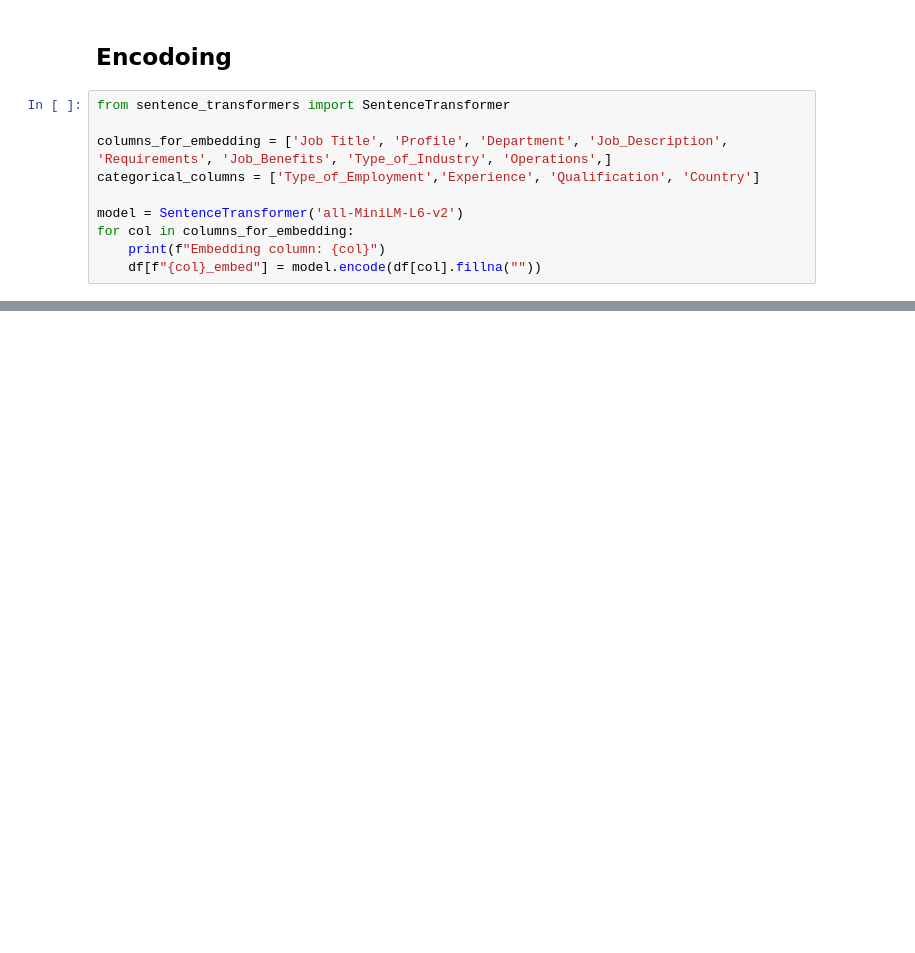
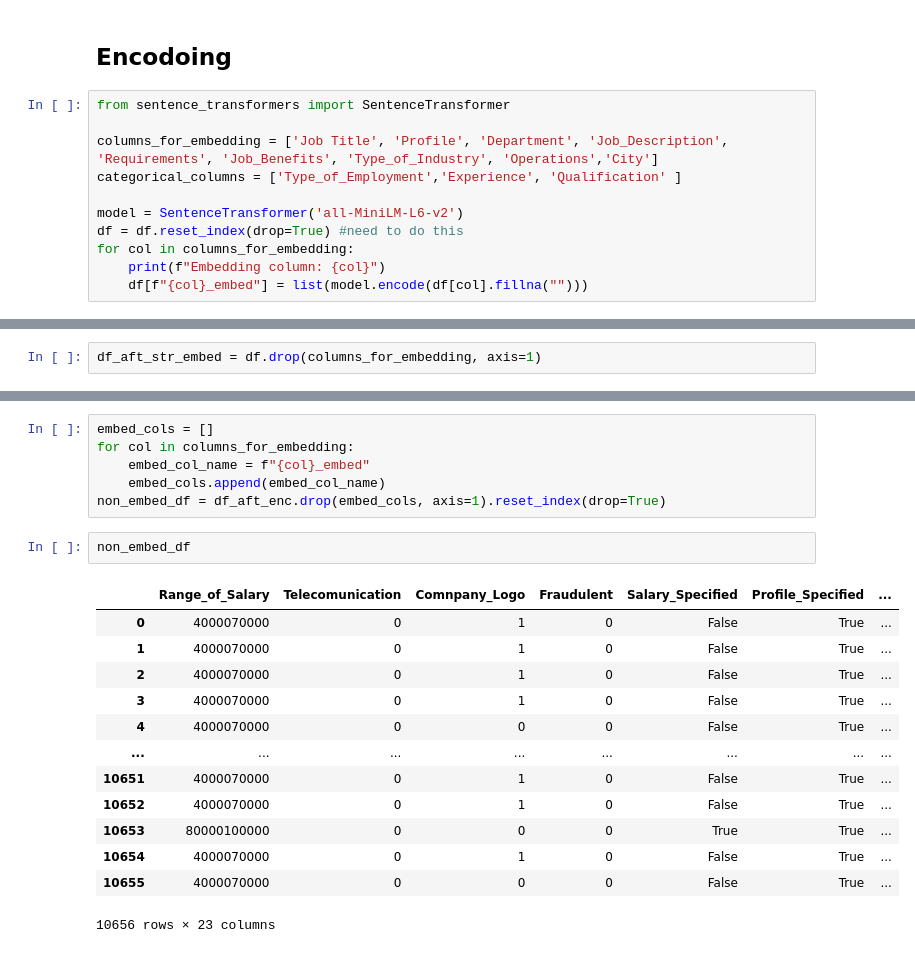
Before and after one commit to cheryltan17/DSA4263-Project, a Jupyter notebook: eda_ftr_eng/ftr_eng.ipynb, the cells around one changed output, grey strips where cells are left out. Saved outputs shown, nothing was run; the diff lists cells and outputs as text; blank space fills up the shorter version.

```diff
--- a/eda_ftr_eng/ftr_eng.ipynb
+++ b/eda_ftr_eng/ftr_eng.ipynb
@@ -153,13 +86,14 @@ Full geo CV score: 0.9509491000884711
 # %%
 from sentence_transformers import SentenceTransformer
 
-columns_for_embedding = ['Job Title', 'Profile', 'Department', 'Job_Description', 'Requirements', 'Job_Benefits', 'Type_of_Industry', 'Operations',]
-categorical_columns = ['Type_of_Employment','Experience', 'Qualification', 'Country']
+columns_for_embedding = ['Job Title', 'Profile', 'Department', 'Job_Description', 'Requirements', 'Job_Benefits', 'Type_of_Industry', 'Operations','City']
+categorical_columns = ['Type_of_Employment','Experience', 'Qualification' ]
 
 model = SentenceTransformer('all-MiniLM-L6-v2')
+df = df.reset_index(drop=True) #need to do this
 for col in columns_for_embedding:
     print(f"Embedding column: {col}")
-    df[f"{col}_embed"] = model.encode(df[col].fillna(""))
+    df[f"{col}_embed"] = list(model.encode(df[col].fillna("")))
 # %% [output]
 Embedding column: Job Title
 Embedding column: Profile
@@ -202,0 +143,2 @@ print(type(new_df['Job Title'].iloc[0]))   # Should output <class 'numpy.ndarray
+# %%
+df_aft_str_embed = df.drop(columns_for_embedding, axis=1)
@@ -202,0 +188,22 @@ print(type(new_df['Job Title'].iloc[0]))   # Should output <class 'numpy.ndarray
+# %%
+embed_cols = []
+for col in columns_for_embedding:
+    embed_col_name = f"{col}_embed"
+    embed_cols.append(embed_col_name)
+non_embed_df = df_aft_enc.drop(embed_cols, axis=1).reset_index(drop=True)
+# %%
+non_embed_df
+# %% [output]
+|  | Range_of_Salary | Telecomunication | Comnpany_Logo | Fraudulent | Salary_Specified | Profile_Specified | ... |
+| 0 | 4000070000 | 0 | 1 | 0 | False | True | ... |
+| 1 | 4000070000 | 0 | 1 | 0 | False | True | ... |
+| 2 | 4000070000 | 0 | 1 | 0 | False | True | ... |
+| 3 | 4000070000 | 0 | 1 | 0 | False | True | ... |
+| 4 | 4000070000 | 0 | 0 | 0 | False | True | ... |
+| ... | ... | ... | ... | ... | ... | ... | ... |
+| 10651 | 4000070000 | 0 | 1 | 0 | False | True | ... |
+| 10652 | 4000070000 | 0 | 1 | 0 | False | True | ... |
+| 10653 | 80000100000 | 0 | 0 | 0 | True | True | ... |
+| 10654 | 4000070000 | 0 | 1 | 0 | False | True | ... |
+| 10655 | 4000070000 | 0 | 0 | 0 | False | True | ... |
+10656 rows × 23 columns
```
Also changed, not shown: parts of 35 cells of this notebook, 5 other files.
